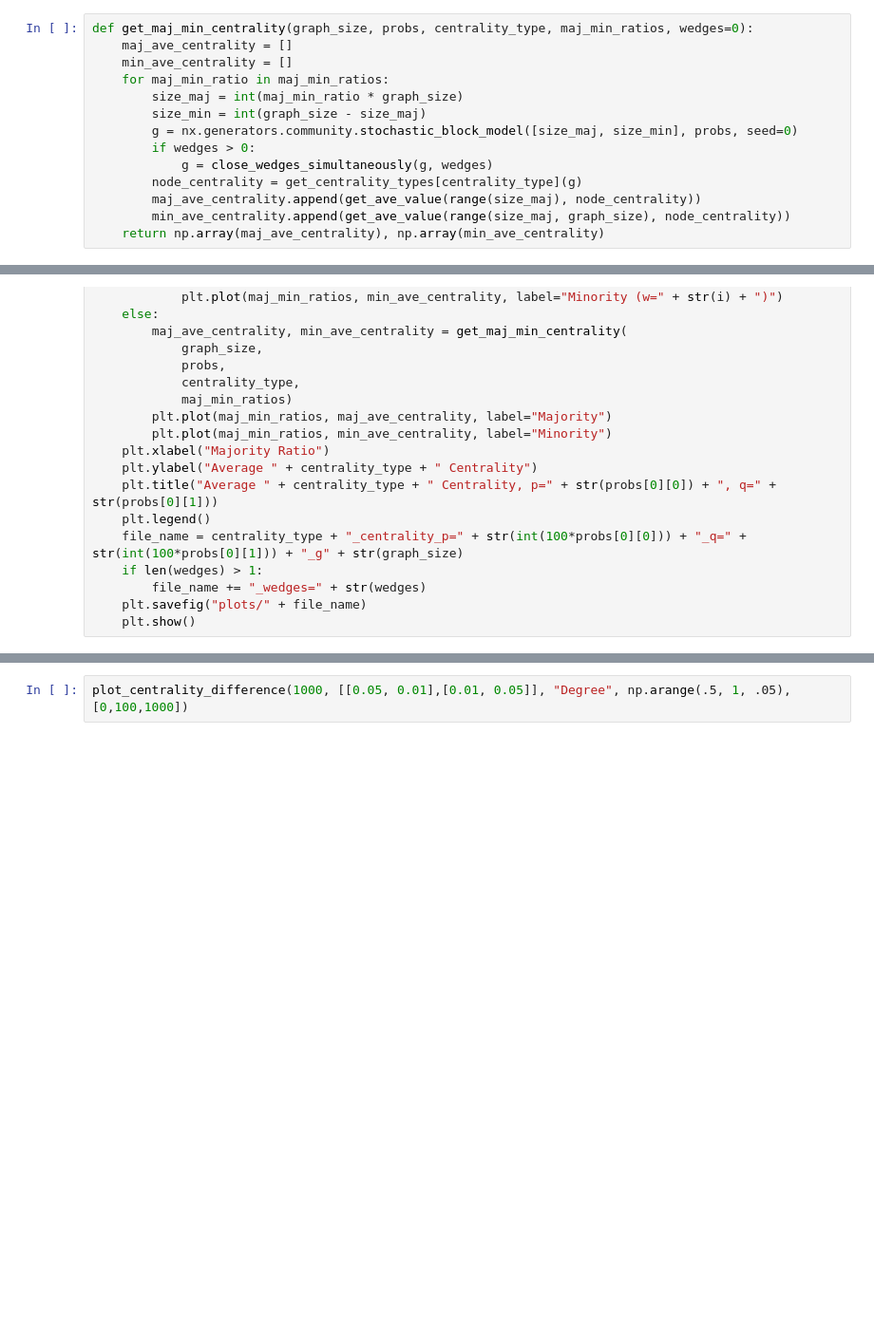
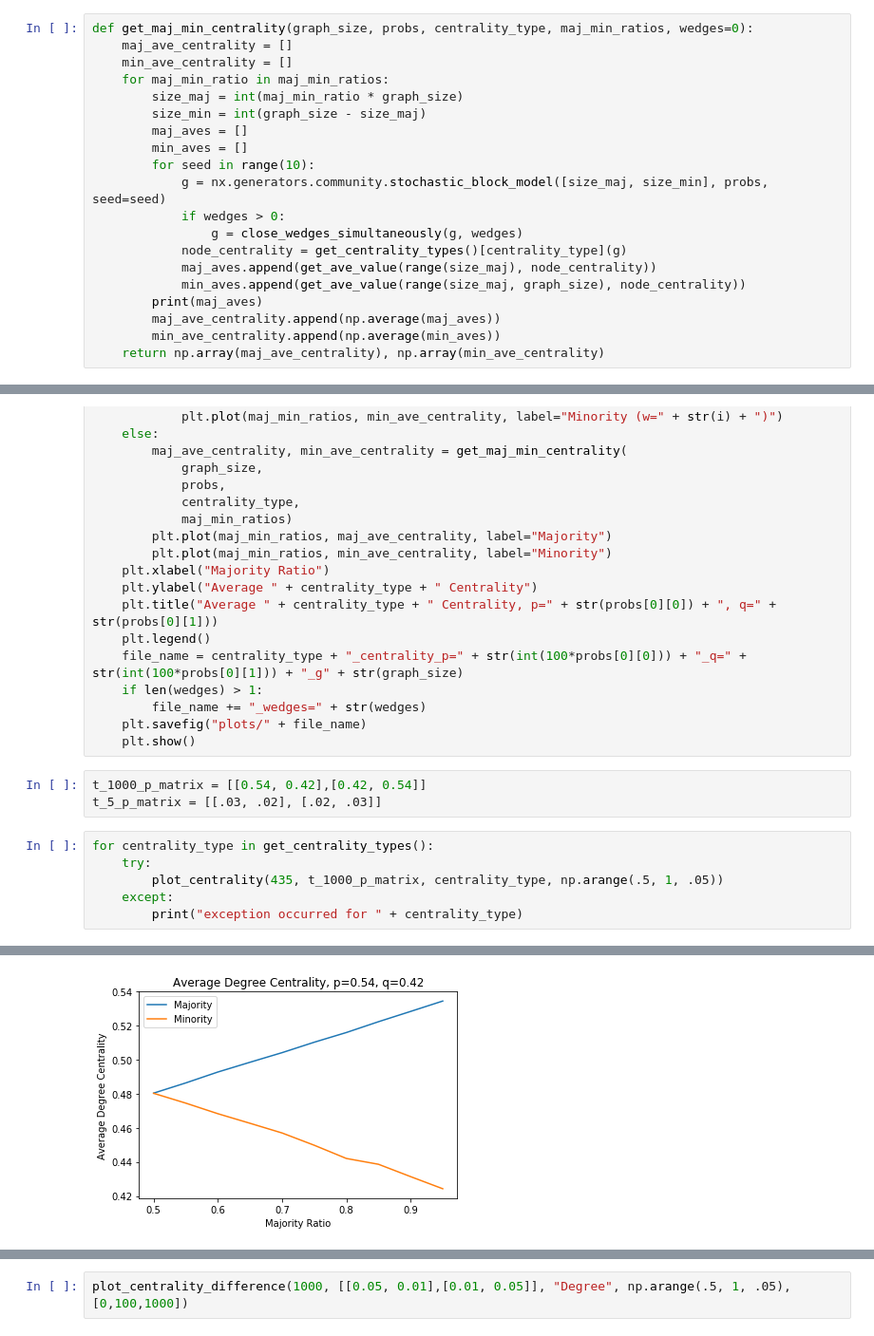
Before and after one commit to emmaling27/networks-research, a Jupyter notebook: stochastic_block_model.ipynb, the cells around one changed output, grey strips where cells are left out. Shown: that part at 95% size. Cells and saved outputs as stored; diff of their text form; blank space fills up the shorter version.

Commit message:
reran sbm centrality plots for g435 and real p, q values

```diff
--- a/stochastic_block_model.ipynb
+++ b/stochastic_block_model.ipynb
@@ -197,12 +197,18 @@ def get_maj_min_centrality(graph_size, probs, centrality_type, maj_min_ratios, w
     for maj_min_ratio in maj_min_ratios:
         size_maj = int(maj_min_ratio * graph_size)
         size_min = int(graph_size - size_maj)
-        g = nx.generators.community.stochastic_block_model([size_maj, size_min], probs, seed=0)
-        if wedges > 0:
-            g = close_wedges_simultaneously(g, wedges)
-        node_centrality = get_centrality_types[centrality_type](g)
-        maj_ave_centrality.append(get_ave_value(range(size_maj), node_centrality))
-        min_ave_centrality.append(get_ave_value(range(size_maj, graph_size), node_centrality))
+        maj_aves = []
+        min_aves = []
+        for seed in range(10):
+            g = nx.generators.community.stochastic_block_model([size_maj, size_min], probs, seed=seed)
+            if wedges > 0:
+                g = close_wedges_simultaneously(g, wedges)
+            node_centrality = get_centrality_types()[centrality_type](g)
+            maj_aves.append(get_ave_value(range(size_maj), node_centrality))
+            min_aves.append(get_ave_value(range(size_maj, graph_size), node_centrality))
+        print(maj_aves)
+        maj_ave_centrality.append(np.average(maj_aves))
+        min_ave_centrality.append(np.average(min_aves))
     return np.array(maj_ave_centrality), np.array(min_ave_centrality)
 # %%
 def get_maj_ratios(graph_size, probs, centrality_type, maj_min_ratios, top_percents, wedges=0):
@@ -323,3 +329,13 @@ def plot_centrality(graph_size, probs, centrality_type, maj_min_ratios, wedges=[
         file_name += "_wedges=" + str(wedges)
     plt.savefig("plots/" + file_name)
     plt.show()
+# %%
+t_1000_p_matrix = [[0.54, 0.42],[0.42, 0.54]]
+t_5_p_matrix = [[.03, .02], [.02, .03]]
+# %%
+for centrality_type in get_centrality_types():
+    try:
+        plot_centrality(435, t_1000_p_matrix, centrality_type, np.arange(.5, 1, .05))
+    except:
+        print("exception occurred for " + centrality_type)
+# %% [output]
@@ -325,0 +352 @@ def plot_centrality(graph_size, probs, centrality_type, maj_min_ratios, wedges=[
+[figure, added]
```
Also changed, not shown: parts of 2 cells of this notebook, 15 other files.
